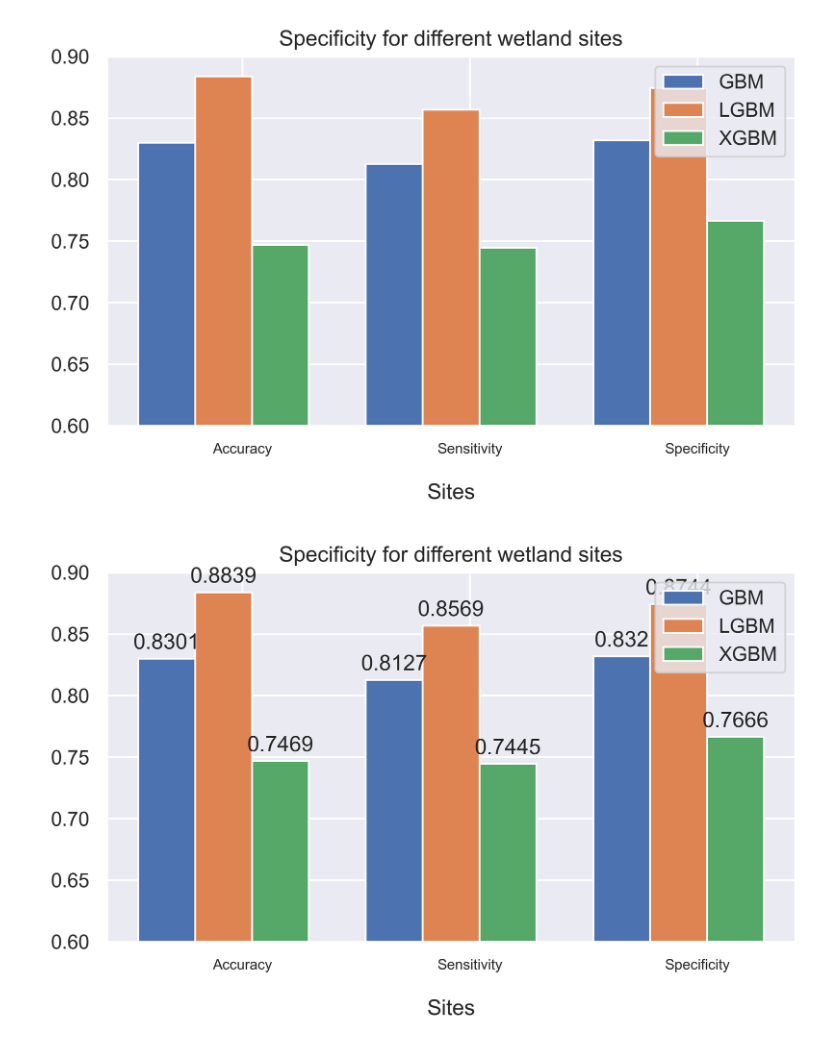
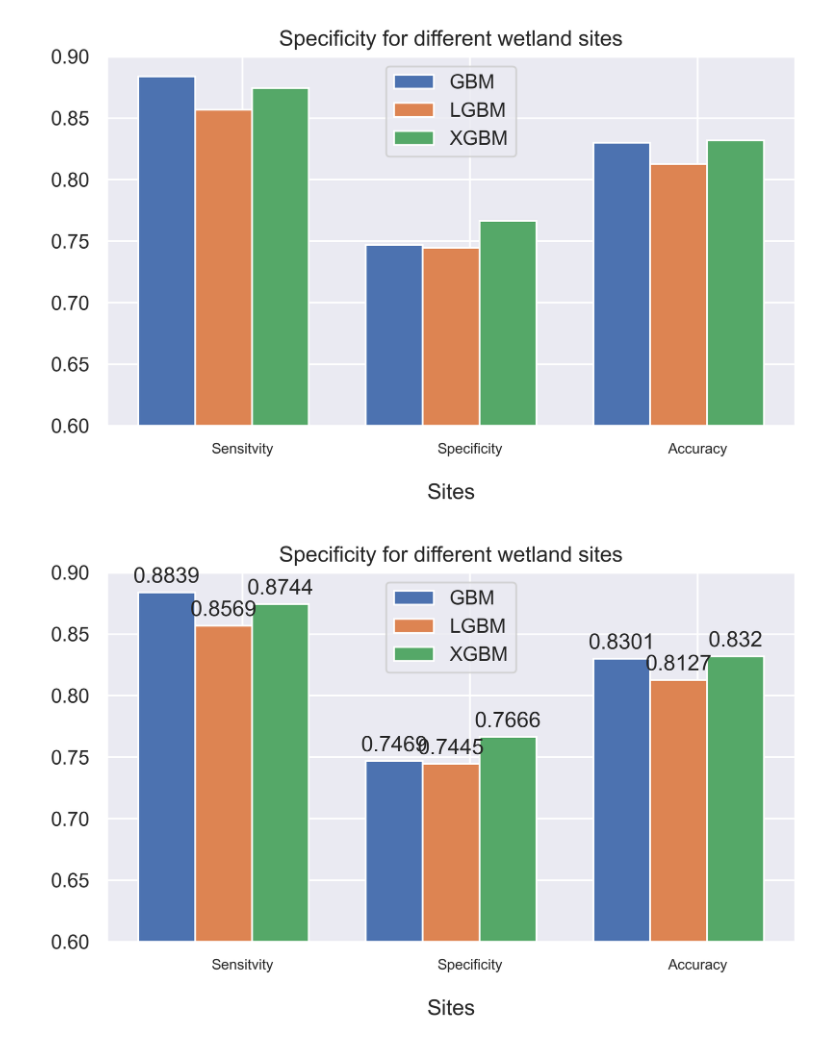
Before and after one commit to sgovil5/wetland-prediction, a Jupyter notebook: V3/All/Pixel-based Comparisons.ipynb, the cells around one changed output. Drawn from its saved outputs; the diff is of its cells as text; code cells hidden in the pictures.

Commit message:
Updated chart
Updated the final model comparison chart

```diff
--- a/V3/All/Pixel-based Comparisons.ipynb
+++ b/V3/All/Pixel-based Comparisons.ipynb
@@ -136,13 +136,18 @@ plt.show()
+# %%
+#Sensitivity, specificity, accuracy
+GB = [0.8839, 0.7469, 0.8301]
+LGB = [0.8569, 0.7445, 0.8127]
+XGB = [0.8744, 0.7666, 0.8320]
 # %%
-values = ["Accuracy", "Sensitivity", "Specificity"]
+values = ["Sensitvity", "Specificity", "Accuracy"]
 
 x = np.arange(len(values))  # the label locations
 width = 0.25  # the width of the bars
 
 fig, ax = plt.subplots()
-rects1 = ax.bar(x-width, accuracy, width, label='GBM')
-rects2 = ax.bar(x, sensitivity, width, label='LGBM')
-rects3 = ax.bar(x+width, specificity, width, label='XGBM')
+rects1 = ax.bar(x-width, GB, width, label='GBM')
+rects2 = ax.bar(x, LGB, width, label='LGBM')
+rects3 = ax.bar(x+width, XGB, width, label='XGBM')
 
 # Add some text for labels, title and custom x-axis tick labels, etc.
 font_dict = {'fontsize': 8, 'fontweight': 'normal', 'verticalalignment':'top'}
@@ -158,33 +163,33 @@ ax.set_ylim([.6, .90])
 
 plt.show()
 # %% [output]
-[figure, old version]
+[figure, new version]
 # %%
-values = ["Accuracy", "Sensitivity", "Specificity"]
+values = ["Sensitvity", "Specificity", "Accuracy"]
 
 x = np.arange(len(values))  # the label locations
 width = 0.25  # the width of the bars
 
 fig, ax = plt.subplots()
-rects1 = ax.bar(x-width, accuracy, width, label='GBM')
-rects2 = ax.bar(x, sensitivity, width, label='LGBM')
-rects3 = ax.bar(x+width, specificity, width, label='XGBM')
+rects1 = ax.bar(x-width, GB, width, label='GBM')
+rects2 = ax.bar(x, LGB, width, label='LGBM')
+rects3 = ax.bar(x+width, XGB, width, label='XGBM')
 
 # Add some text for labels, title and custom x-axis tick labels, etc.
 font_dict = {'fontsize': 8, 'fontweight': 'normal', 'verticalalignment':'top'}
 ax.set_ylabel('')
 ax.set_title('Specificity for different wetland sites')
 ax.set_xticks(x + width / 3)
 ax.set_xticklabels(values, fontdict = font_dict)
 ax.set_xlabel('Sites', labelpad=15)
 ax.legend()
 ax.bar_label(rects1, padding=3)
 ax.bar_label(rects2, padding=3)
 ax.bar_label(rects3, padding=3)
 
 fig.tight_layout()
 ax.set_ylim([.6, .90])
 
 plt.show()
 # %% [output]
-[figure, old version]
+[figure, new version]
```
Also changed, not shown: parts of 4 cells of this notebook.
